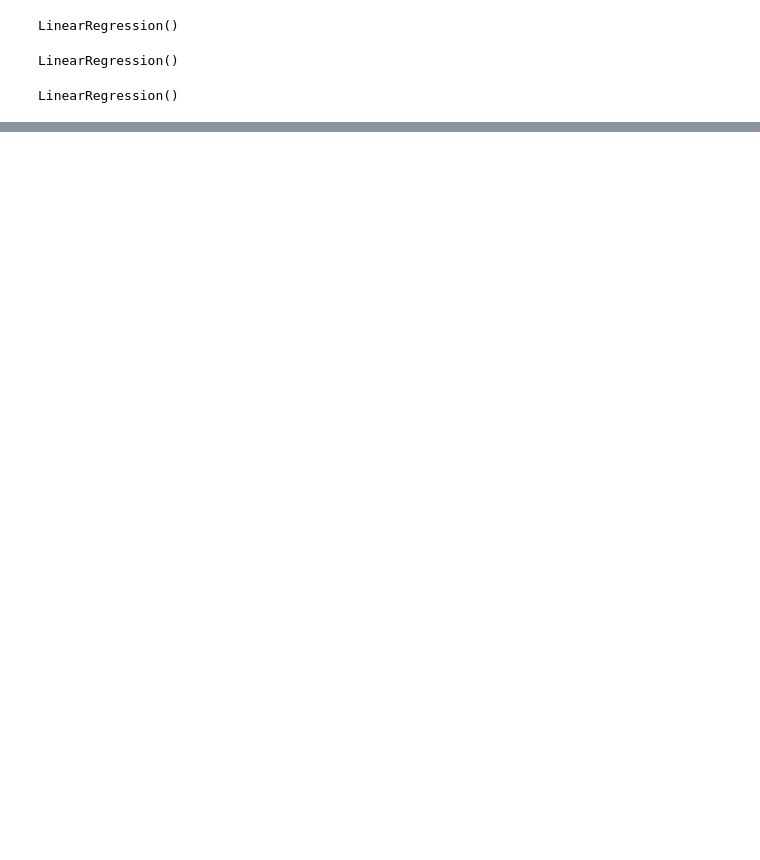
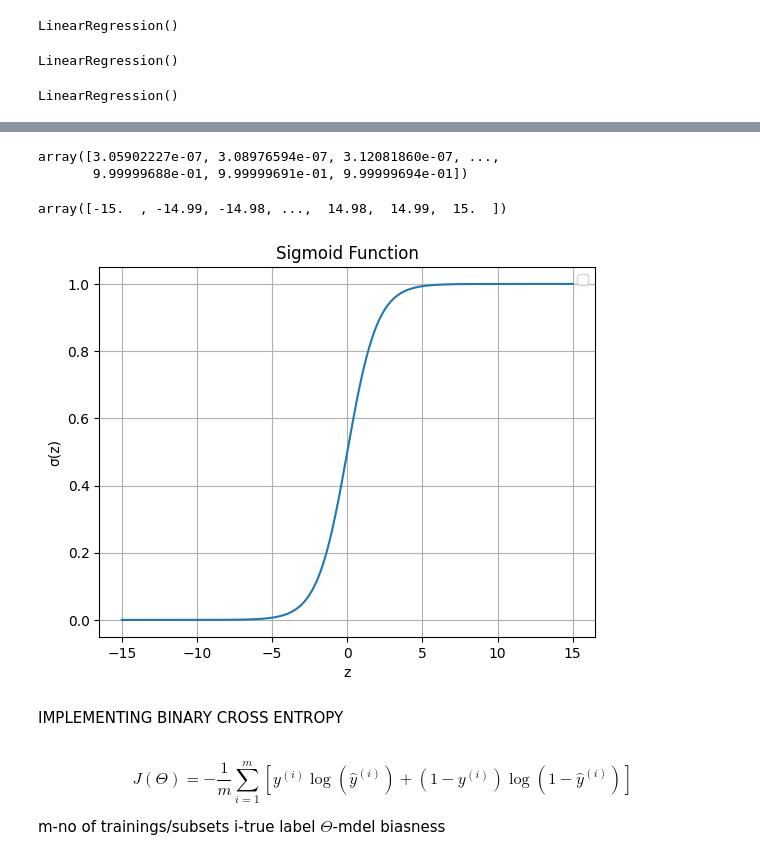
Before and after one commit to Zanale10/DATASCIENCE-101-TEST, a Jupyter notebook: weather_api_using_Colab.ipynb, the cells around one changed output, grey strips where cells are left out. Cells and saved outputs as stored; diff of their text form; code cells hidden in the pictures; blank space fills up the shorter version.

```diff
--- a/weather_api_using_Colab.ipynb
+++ b/weather_api_using_Colab.ipynb
@@ -832,0 +843,41 @@ R-squared (R²): 0.9782695887312622
+# %%
+#define the function
+def sigmoid(z):
+  return 1/(1+np.exp(-z))
+# %%
+
+
+z = np.arange(-15, 15.01, 0.01)  # includes 15 by going slightly beyond
+# %%
+sig=sigmoid(z)
+# %%
+sig
+# %% [output]
+array([3.05902227e-07, 3.08976594e-07, 3.12081860e-07, ...,
+       9.99999688e-01, 9.99999691e-01, 9.99999694e-01])
+# %%
+z
+# %% [output]
+array([-15.  , -14.99, -14.98, ...,  14.98,  14.99,  15.  ])
+# %%
+#plot the curve
+plt.plot(z, sig)
+plt.xlabel('z')
+plt.ylabel('σ(z)')
+plt.title('Sigmoid Function')
+plt.legend()
+plt.grid(True)
+plt.show()
+# %% [output]
+[figure, added]
+# %% [markdown]
+IMPLEMENTING
+BINARY CROSS ENTROPY
+# %% [markdown]
+$$
+J(\Theta) = -\frac{1}{m} \sum_{i=1}^{m} \left[ y^{(i)} \log(\hat{y}^{(i)}) + (1 - y^{(i)}) \log(1 - \hat{y}^{(i)}) \right]
+$$
+
+m-no of trainings/subsets
+i-true label
+$Θ$-mdel biasness
```
Also changed, not shown: parts of 63 cells of this notebook.
